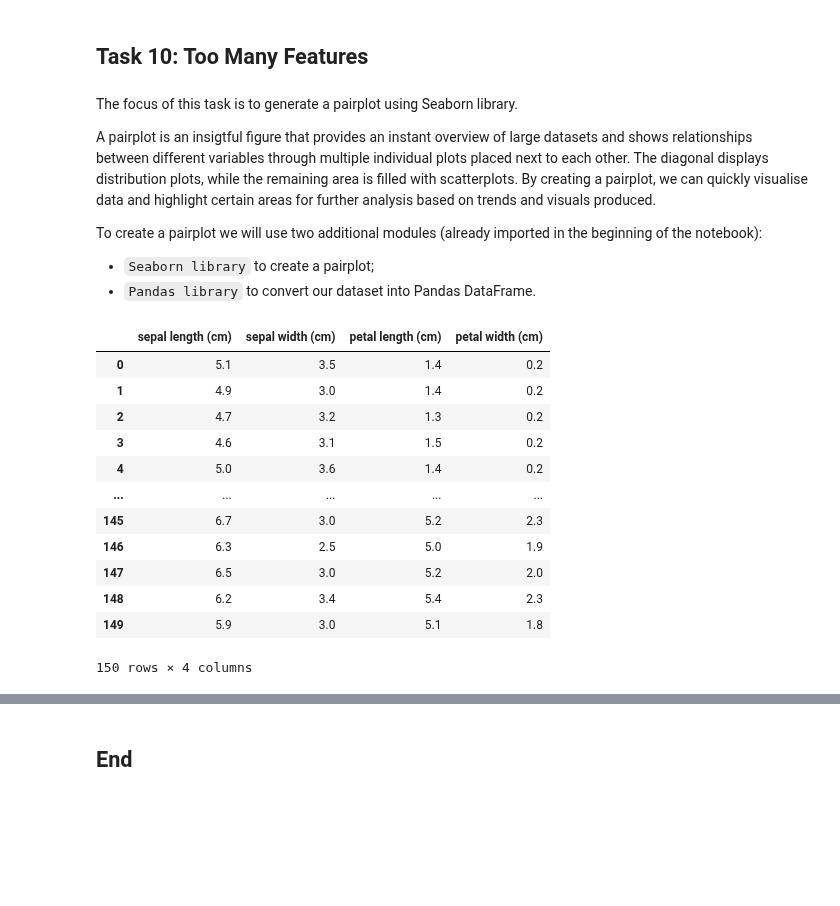
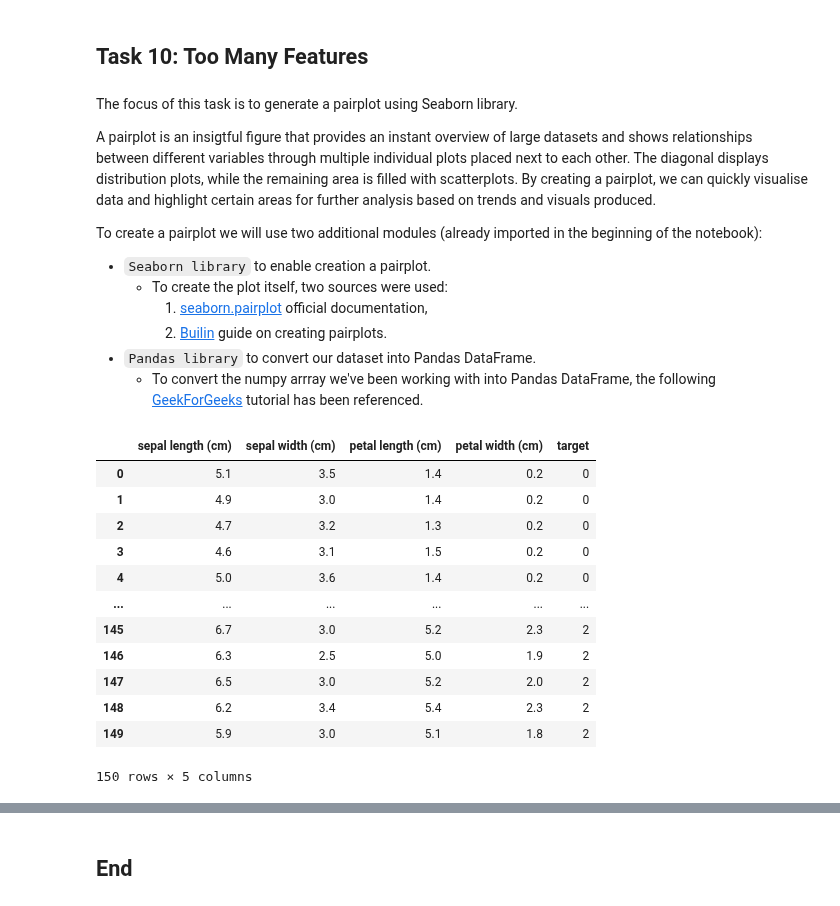
Before and after one commit to Oksyyy/principles_of_data_analytics, a Jupyter notebook: tasks.ipynb, the cells around one changed output, grey strips where cells are left out. Saved outputs shown, nothing was run; the diff lists cells and outputs as text; code cells hidden in the pictures; blank space fills up the shorter version.

```diff
--- a/tasks.ipynb
+++ b/tasks.ipynb
@@ -690,25 +690,33 @@ The focus of this task is to generate a pairplot using Seaborn library.
 A pairplot is an insigtful figure that provides an instant overview of large datasets and shows relationships between different variables through multiple individual plots placed next to each other. The diagonal displays distribution plots, while the remaining area is filled with scatterplots. By creating a pairplot, we can quickly visualise data and highlight certain areas for further analysis based on trends and visuals produced.
 
 To create a pairplot we will use two additional modules (already imported in the beginning of the notebook):
-- `Seaborn library` to create a pairplot;
+- `Seaborn library` to enable creation a pairplot.
+    - To create the plot itself, two sources were used:
+        1. [seaborn.pairplot](https://seaborn.pydata.org/generated/seaborn.pairplot.html) official documentation,
+        2. [Builin](https://builtin.com/articles/seaborn-pairplot#:~:text=Seaborn%20Pairplot%20is%20a%20Python%20library%20that%20allows%20you%20to,the%20figure%20size%20and%20styling.) guide on creating pairplots.
 - `Pandas library` to convert our dataset into Pandas DataFrame.
+    - To convert the numpy arrray we've been working with into Pandas DataFrame, the following [GeekForGeeks](https://www.geeksforgeeks.org/convert-numpy-array-to-dataframe/) tutorial has been referenced.
 # %%
 # Create a pandas DataFrame from the iris dataset
+# Pandas.DataFrame() takes the data (numpy array) and column names (features) as arguments
 iris_df = pd.DataFrame(data=iris.data, columns=iris.feature_names)
+
+# Add target variable to the DataFrame
+iris_df['target'] = iris.target
 
 # Show dataframe
 iris_df
 # %% [output]
-|  | sepal length (cm) | sepal width (cm) | petal length (cm) | petal width (cm) |
-| 0 | 5.1 | 3.5 | 1.4 | 0.2 |
-| 1 | 4.9 | 3.0 | 1.4 | 0.2 |
-| 2 | 4.7 | 3.2 | 1.3 | 0.2 |
-| 3 | 4.6 | 3.1 | 1.5 | 0.2 |
-| 4 | 5.0 | 3.6 | 1.4 | 0.2 |
-| ... | ... | ... | ... | ... |
-| 145 | 6.7 | 3.0 | 5.2 | 2.3 |
-| 146 | 6.3 | 2.5 | 5.0 | 1.9 |
-| 147 | 6.5 | 3.0 | 5.2 | 2.0 |
-| 148 | 6.2 | 3.4 | 5.4 | 2.3 |
-| 149 | 5.9 | 3.0 | 5.1 | 1.8 |
+|  | sepal length (cm) | sepal width (cm) | petal length (cm) | petal width (cm) | target |
+| 0 | 5.1 | 3.5 | 1.4 | 0.2 | 0 |
+| 1 | 4.9 | 3.0 | 1.4 | 0.2 | 0 |
+| 2 | 4.7 | 3.2 | 1.3 | 0.2 | 0 |
+| 3 | 4.6 | 3.1 | 1.5 | 0.2 | 0 |
+| 4 | 5.0 | 3.6 | 1.4 | 0.2 | 0 |
+| ... | ... | ... | ... | ... | ... |
+| 145 | 6.7 | 3.0 | 5.2 | 2.3 | 2 |
+| 146 | 6.3 | 2.5 | 5.0 | 1.9 | 2 |
+| 147 | 6.5 | 3.0 | 5.2 | 2.0 | 2 |
+| 148 | 6.2 | 3.4 | 5.4 | 2.3 | 2 |
+| 149 | 5.9 | 3.0 | 5.1 | 1.8 | 2 |
-150 rows × 4 columns
+150 rows × 5 columns
```
Also changed, not shown: parts of 4 cells of this notebook.
